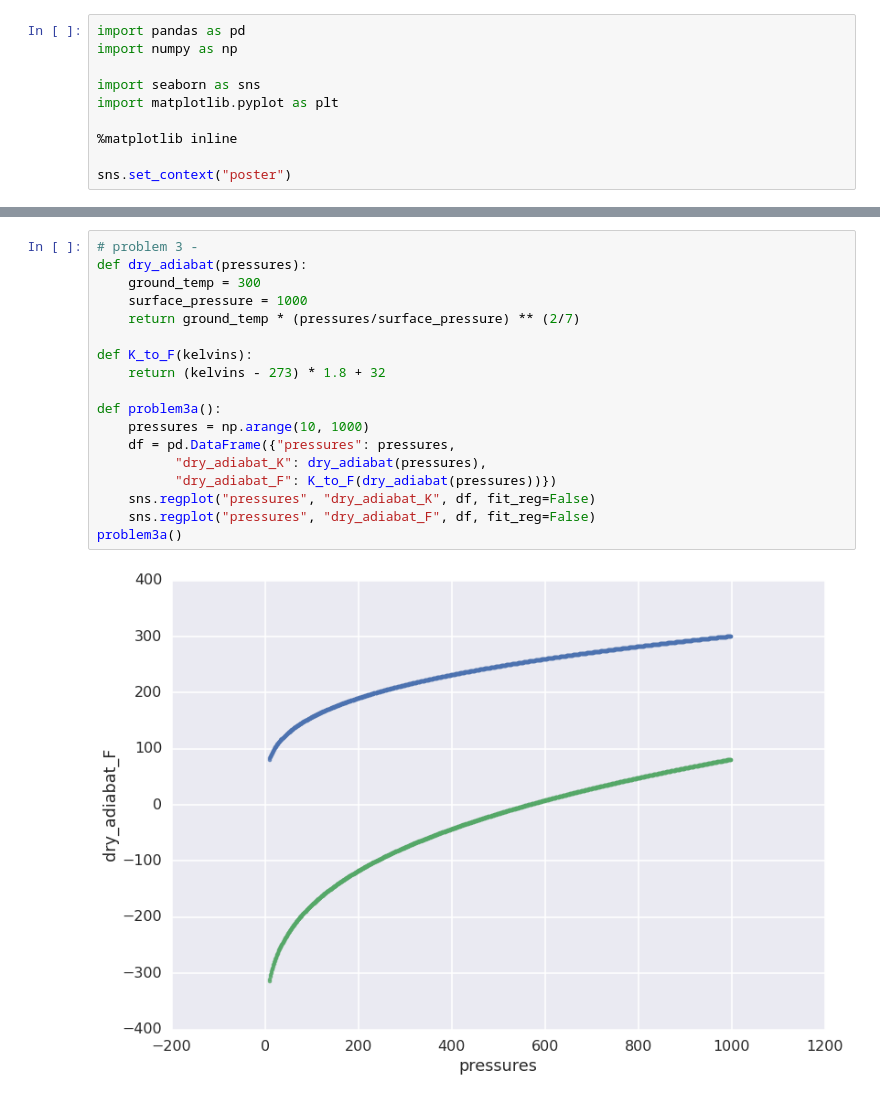
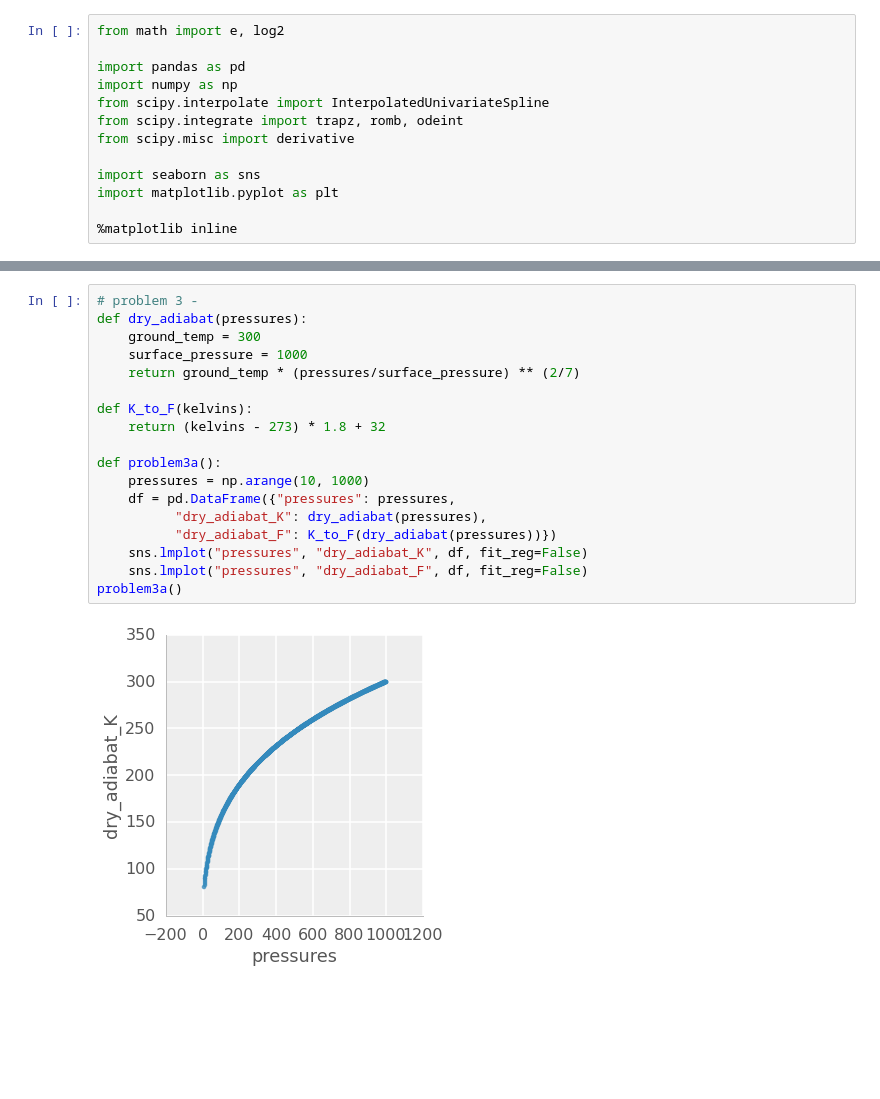
Before and after one commit to jdangerx/planetaryclimate, a Jupyter notebook: ch1.ipynb, the cells around one changed output, grey strips where cells are left out. Drawn from its saved outputs; the diff is of its cells as text; blank space fills up the shorter version.

```diff
--- a/ch1.ipynb
+++ b/ch1.ipynb
@@ -1,13 +1,16 @@
 # %%
+from math import e, log2
+
 import pandas as pd
 import numpy as np
+from scipy.interpolate import InterpolatedUnivariateSpline
+from scipy.integrate import trapz, romb, odeint
+from scipy.misc import derivative
 
 import seaborn as sns
 import matplotlib.pyplot as plt
 
 %matplotlib inline
-
-sns.set_context("poster")
 # %%
 # problem 1.1 -
 def luminosity(age):
@@ -53,20 +66,20 @@ problem2()
 # %%
 # problem 3 -
 def dry_adiabat(pressures):
     ground_temp = 300
     surface_pressure = 1000
     return ground_temp * (pressures/surface_pressure) ** (2/7)
 
 def K_to_F(kelvins):
     return (kelvins - 273) * 1.8 + 32
 
 def problem3a():
     pressures = np.arange(10, 1000)
     df = pd.DataFrame({"pressures": pressures,
           "dry_adiabat_K": dry_adiabat(pressures),
           "dry_adiabat_F": K_to_F(dry_adiabat(pressures))})
-    sns.regplot("pressures", "dry_adiabat_K", df, fit_reg=False)
-    sns.regplot("pressures", "dry_adiabat_F", df, fit_reg=False)
+    sns.lmplot("pressures", "dry_adiabat_K", df, fit_reg=False)
+    sns.lmplot("pressures", "dry_adiabat_F", df, fit_reg=False)
 problem3a()
 # %% [output]
-[figure, old version]
+[figure, new version]
```
Also changed, not shown: parts of 9 cells of this notebook.
